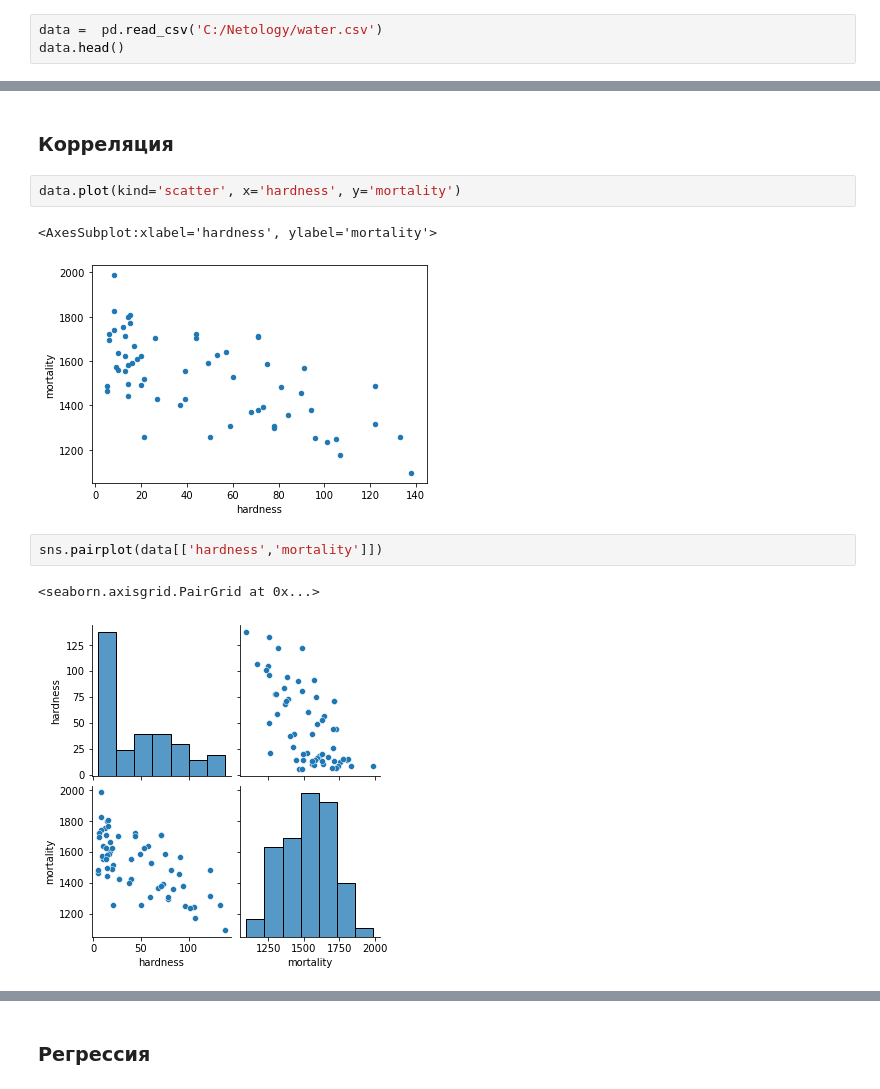
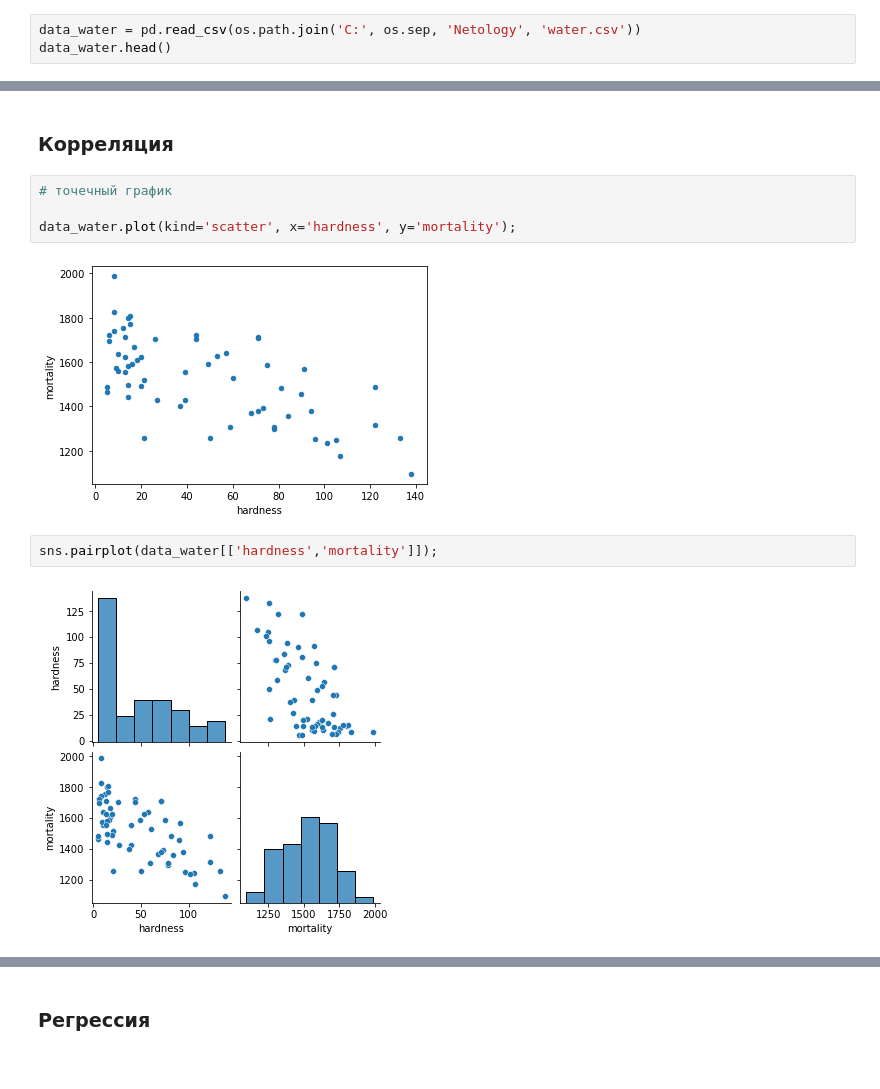
Before and after one commit to IvanAniskavets/-Portfolio, a Jupyter notebook: Statistics.ipynb, the cells around one changed output, grey strips where cells are left out. Drawn from its saved outputs; the diff is of its cells as text.

```diff
--- a/Statistics.ipynb
+++ b/Statistics.ipynb
@@ -807,8 +629,8 @@ import pandas as pd
 import matplotlib.pyplot as plt
 import seaborn as sns
 # %%
-data =  pd.read_csv('C:/Netology/water.csv')
-data.head()
+data_water = pd.read_csv(os.path.join('C:', os.sep, 'Netology', 'water.csv'))
+data_water.head()
 # %% [output]
 |  | Unnamed: 0 | location | town | mortality | hardness |
 | 0 | 1 | South | Bath | 1247 | 105 |
@@ -849,15 +641,15 @@ Name: hardness, Length: 61, dtype: int64
 # %% [markdown]
 ### Корреляция
 # %%
-data.plot(kind='scatter', x='hardness', y='mortality')
+# точечный график
+
+data_water.plot(kind='scatter', x='hardness', y='mortality');
 # %% [output]
-<AxesSubplot:xlabel='hardness', ylabel='mortality'>
 [figure]
 # %%
-sns.pairplot(data[['hardness','mortality']])
+sns.pairplot(data_water[['hardness','mortality']]);
 # %% [output]
-<seaborn.axisgrid.PairGrid at 0x...>
-[figure, old version]
+[figure, new version]
 # %%
 # коэффициент корреляции Пирсона
 
```
Also changed, not shown: parts of 198 cells of this notebook.
